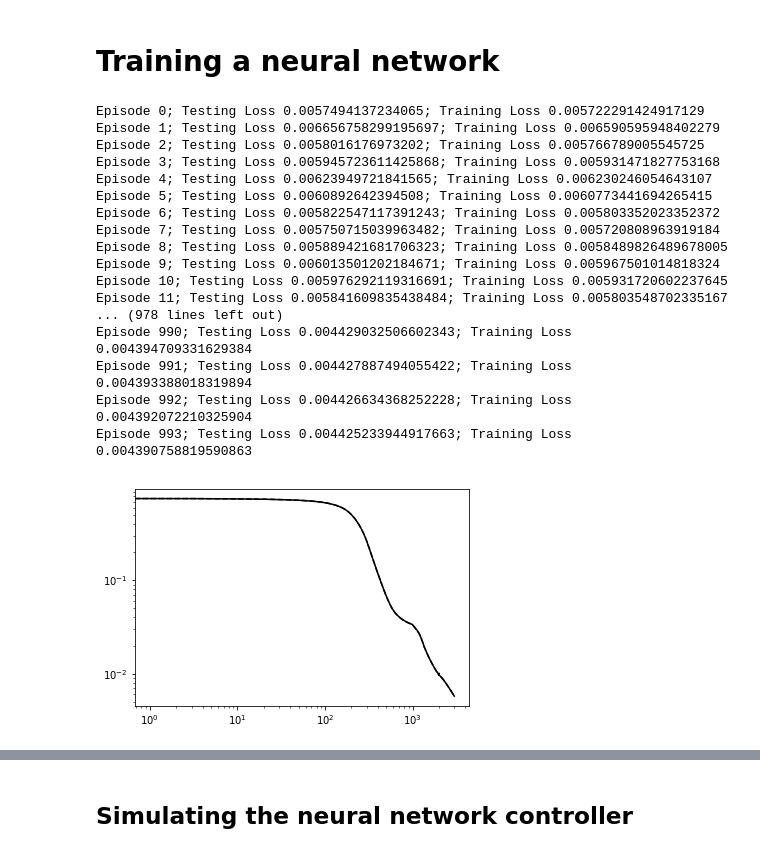
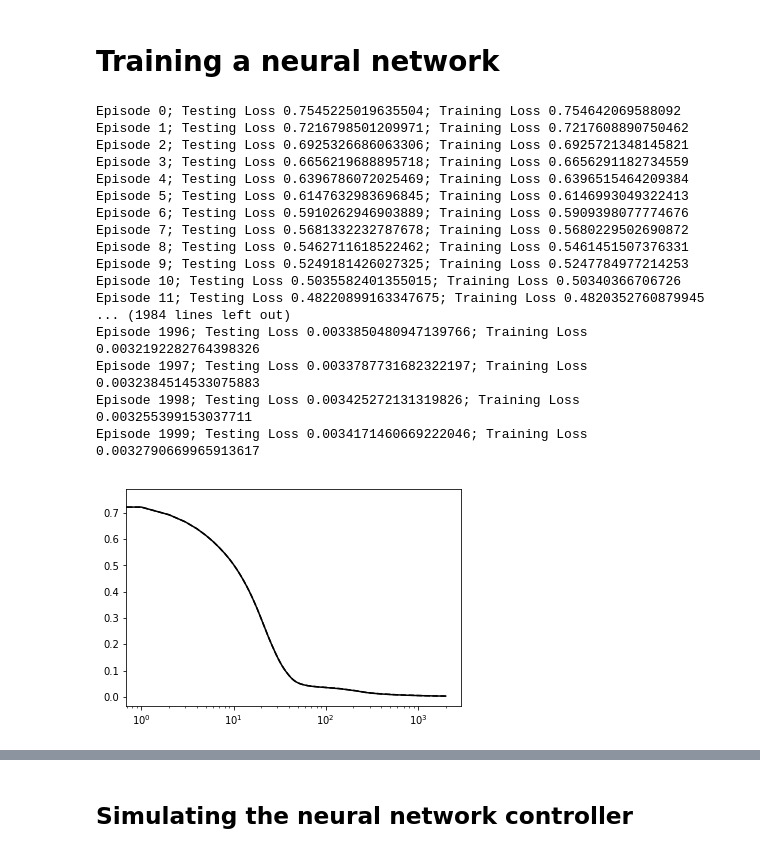
Before and after one commit to cisprague/iros2019, a Jupyter notebook: notebooks/pendulum.ipynb, the cells around one changed output, grey strips where cells are left out. Drawn from its saved outputs; the diff is of its cells as text; code cells hidden in the pictures.

```diff
--- a/notebooks/pendulum.ipynb
+++ b/notebooks/pendulum.ipynb
@@ -316,33 +316,33 @@ data = seg.gen_db(res, cat=True)
 db = Data(data, [0, 1, 2, 3, 4], [5])
 # %%
 # instantiate the neural network
-mlp = Pendulum_Controller([5, 40, 40, 40, 1])
+mlp = Pendulum_Controller([5, 100, 100, 1])
 # %%
-mlp.train(db.i, db.o, epo=1000, lr=1e-4, gpu=True)
+mlp.train(db.i, db.o, epo=2000, lr=1e-3, gpu=True, ptst=0.2)
 # %% [output]
-Episode 0; Testing Loss 0.0057494137234065; Training Loss 0.005722291424917129
-Episode 1; Testing Loss 0.006656758299195697; Training Loss 0.006590595948402279
-Episode 2; Testing Loss 0.0058016176973202; Training Loss 0.005766789005545725
-Episode 3; Testing Loss 0.005945723611425868; Training Loss 0.005931471827753168
-Episode 4; Testing Loss 0.00623949721841565; Training Loss 0.006230246054643107
-Episode 5; Testing Loss 0.0060892642394508; Training Loss 0.0060773441694265415
-Episode 6; Testing Loss 0.005822547117391243; Training Loss 0.005803352023352372
-Episode 7; Testing Loss 0.005750715039963482; Training Loss 0.005720808963919184
-Episode 8; Testing Loss 0.005889421681706323; Training Loss 0.0058489826489678005
-Episode 9; Testing Loss 0.006013501202184671; Training Loss 0.005967501014818324
-Episode 10; Testing Loss 0.005976292119316691; Training Loss 0.005931720602237645
-Episode 11; Testing Loss 0.005841609835438484; Training Loss 0.005803548702335167
-... (978 lines left out)
-Episode 990; Testing Loss 0.004429032506602343; Training Loss 0.004394709331629384
-Episode 991; Testing Loss 0.004427887494055422; Training Loss 0.004393388018319894
-Episode 992; Testing Loss 0.004426634368252228; Training Loss 0.004392072210325904
-Episode 993; Testing Loss 0.004425233944917663; Training Loss 0.004390758819590863
+Episode 0; Testing Loss 0.7545225019635504; Training Loss 0.754642069588092
+Episode 1; Testing Loss 0.7216798501209971; Training Loss 0.7217608890750462
+Episode 2; Testing Loss 0.6925326686063306; Training Loss 0.6925721348145821
+Episode 3; Testing Loss 0.6656219688895718; Training Loss 0.6656291182734559
+Episode 4; Testing Loss 0.6396786072025469; Training Loss 0.6396515464209384
+Episode 5; Testing Loss 0.6147632983696845; Training Loss 0.6146993049322413
+Episode 6; Testing Loss 0.5910262946903889; Training Loss 0.5909398077774676
+Episode 7; Testing Loss 0.5681332232787678; Training Loss 0.5680229502690872
+Episode 8; Testing Loss 0.5462711618522462; Training Loss 0.5461451507376331
+Episode 9; Testing Loss 0.5249181426027325; Training Loss 0.5247784977214253
+Episode 10; Testing Loss 0.5035582401355015; Training Loss 0.50340366706726
+Episode 11; Testing Loss 0.48220899163347675; Training Loss 0.4820352760879945
+... (1984 lines left out)
+Episode 1996; Testing Loss 0.0033850480947139766; Training Loss 0.0032192282764398326
+Episode 1997; Testing Loss 0.0033787731682322197; Training Loss 0.0032384514533075883
+Episode 1998; Testing Loss 0.003425272131319826; Training Loss 0.003255399153037711
+Episode 1999; Testing Loss 0.0034171460669222046; Training Loss 0.0032790669965913617
 # %%
 fig, ax = plt.subplots(1)
 ax.plot(mlp.ltrn, "k-")
 ax.plot(mlp.ltst, "k--")
 ax.set_xscale('log')
-ax.set_yscale('log')
+#ax.set_yscale('log')
 plt.show()
 # %% [output]
-[figure, old version]
+[figure, new version]
```
Also changed, not shown: parts of 6 cells of this notebook, 10 other files.
